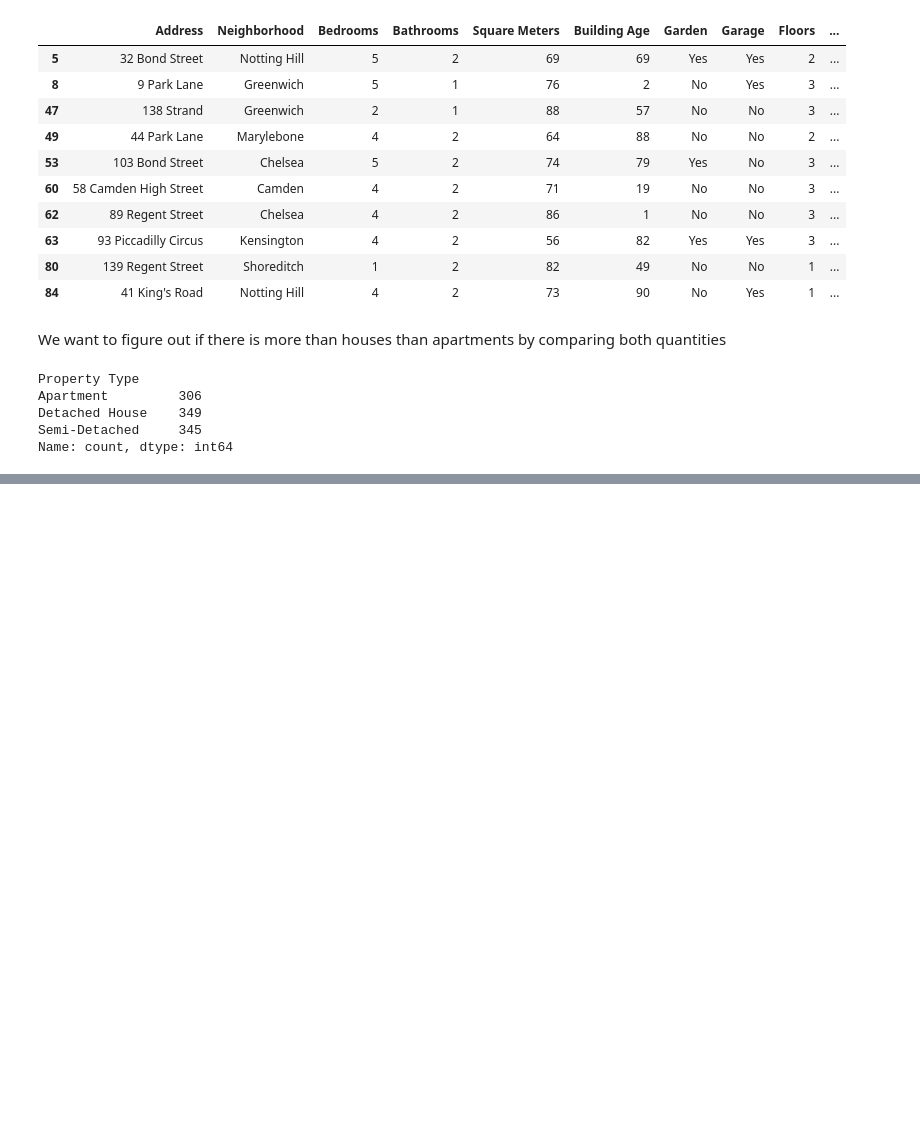
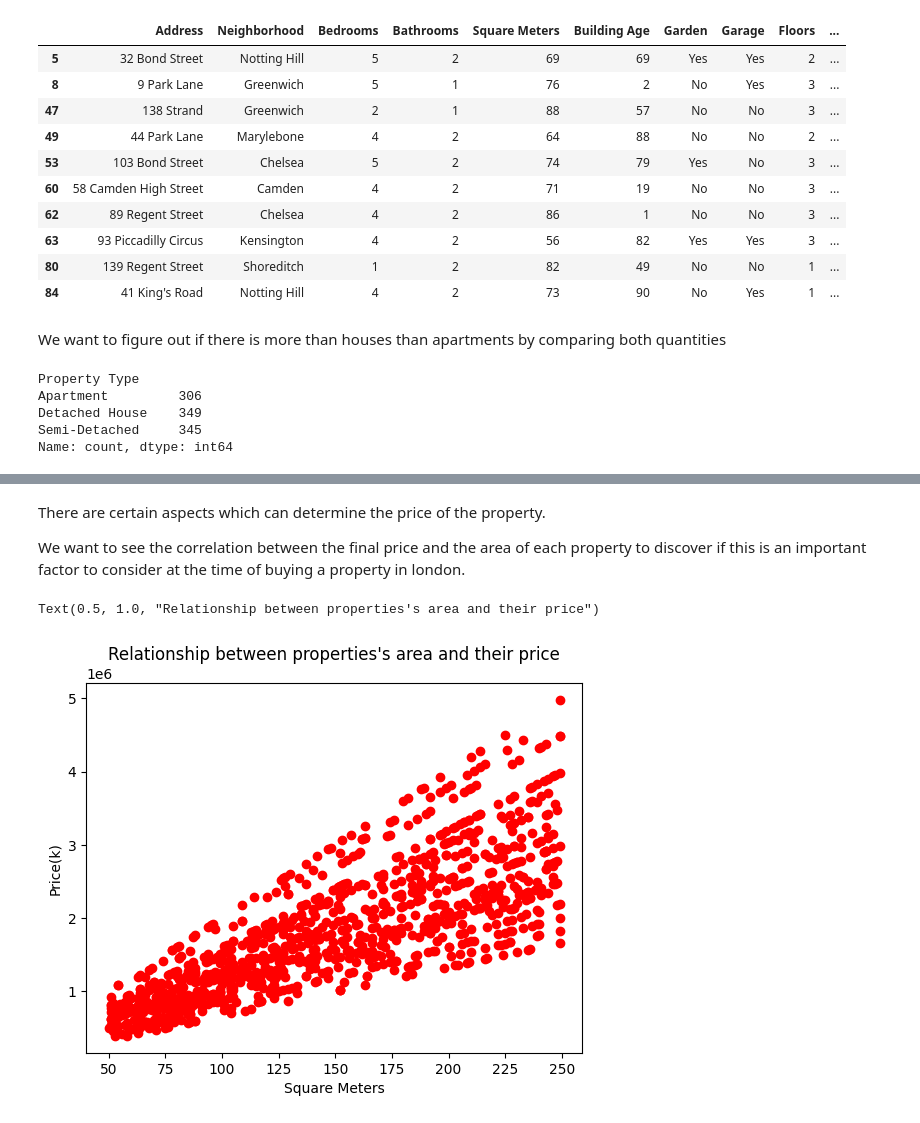
Before and after one commit to gas2345678/data_analysis-portfolio, a Jupyter notebook: Python/london_houses.ipynb, the cells around one changed output, grey strips where cells are left out. Cells and saved outputs as stored; diff of their text form; code cells hidden in the pictures; blank space fills up the shorter version.

Commit message:
new changes in the london_houses file

```diff
--- a/Python/london_houses.ipynb
+++ b/Python/london_houses.ipynb
@@ -78,0 +98,13 @@ sb.barplot(data=df,x="Property Type",hue="Property Type")
+# %% [markdown]
+There are certain aspects which can determine the price of the property.
+
+We want to see the correlation between the final price and the area of each property to discover if this is an important factor to consider at the time of buying a property in london.
+# %%
+#Visualization of the relationship between the properties's area and their price
+price_scatter = plt.scatter(data=df,x="Square Meters",y="Price (£)",color="red",plotnonfinite=True)
+plt.xlabel("Square Meters")
+plt.ylabel("Price(k)")
+plt.title("Relationship between properties's area and their price")
+# %% [output]
+Text(0.5, 1.0, "Relationship between properties's area and their price")
+[figure, added]
```
Also changed, not shown: parts of 9 cells of this notebook.
